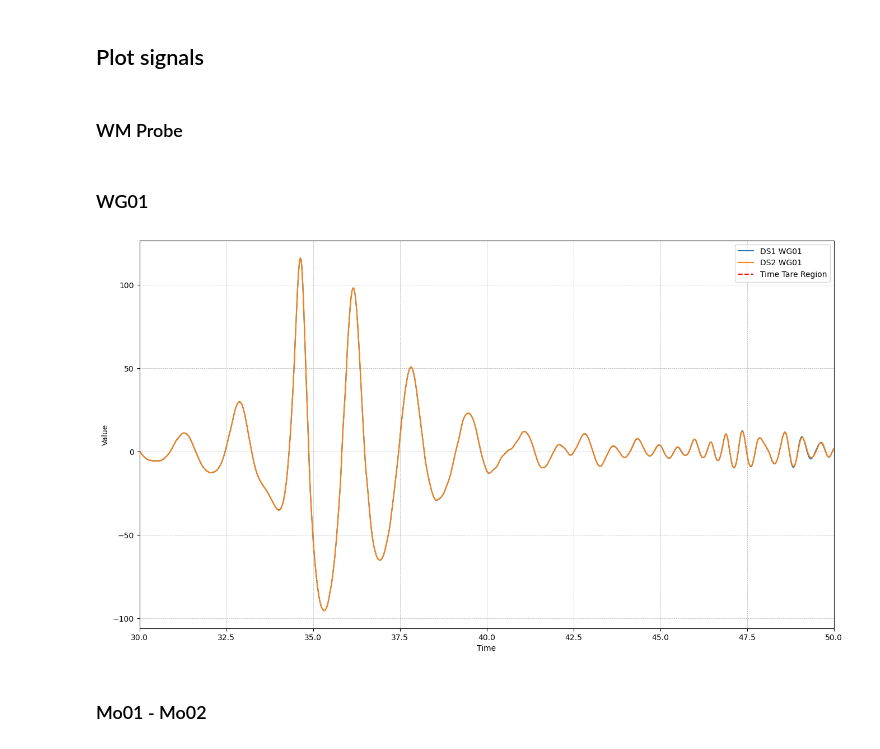
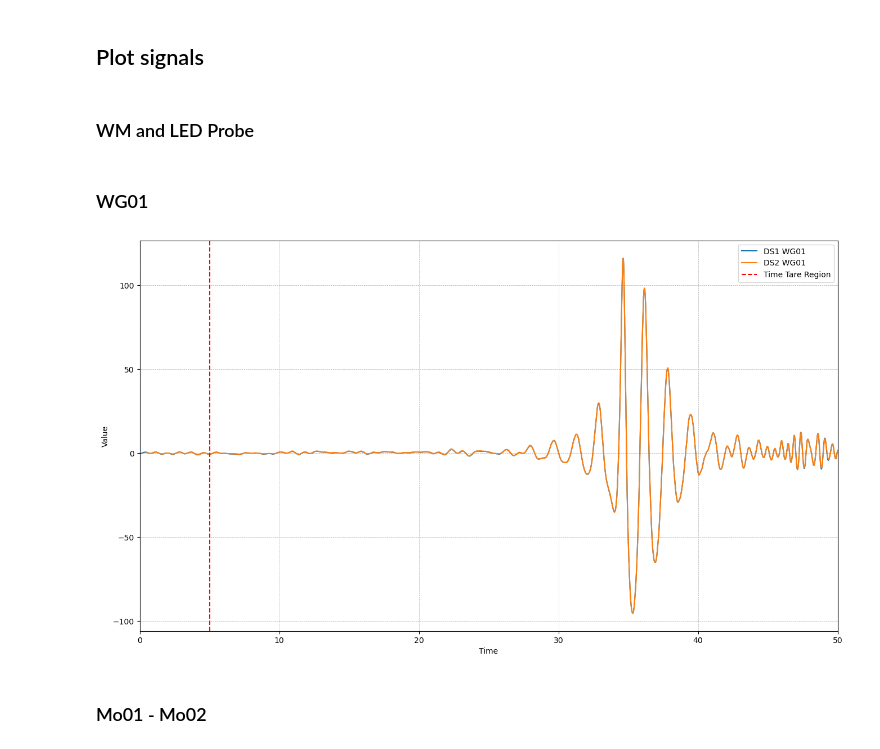
Before and after one commit to CMOE-TUDelft/SkyBoxAnalysis, a Jupyter notebook: python/scripts/plotPP_comp.ipynb, the cells around one changed output. Saved outputs shown, nothing was run; the diff lists cells and outputs as text; code cells hidden in the pictures.

Commit message:
Adding LED plotting along with WM in the beginning.

```diff
--- a/python/scripts/plotPP_comp.ipynb
+++ b/python/scripts/plotPP_comp.ipynb
@@ -127,7 +127,7 @@ Shifting ds2 by -0.5103000000000009
 # %% [markdown]
 ## Plot signals
 # %% [markdown]
-### WM Probe
+### WM and LED Probe
 # %%
 # xmin = 0
 # xmax = 50
@@ -146,23 +157,23 @@ Shifting ds2 by -0.5103000000000009
 # %% [markdown]
 ### WG01
 # %%
-xmin = 30
+xmin = 0
 xmax = 50
 
 fig, ax = plt.subplots(figsize=(16,9))
 ds1['WG01'].plot(linestyle='-', label="DS1 WG01")
 ds2['WG01'].plot(linestyle='-', label="DS2 WG01")
 ax.axvline(x=tare_tmin, color='r', linestyle='--')
 ax.axvline(x=tare_tmax, color='r', linestyle='--', label='Time Tare Region')
 # plt.yticks(range(0,150,2))
 ax.set_xlim(xmin, xmax)
 # plt.ylim(ymin, ymax)
 set_min_plot_prop(ax)
 plt.show()
 
 pass
 # %% [output]
-[figure, old version]
+[figure, new version]
 # %% [markdown]
 ### Mo01 - Mo02
 # %%
```
Also changed, not shown: parts of 6 cells of this notebook.
